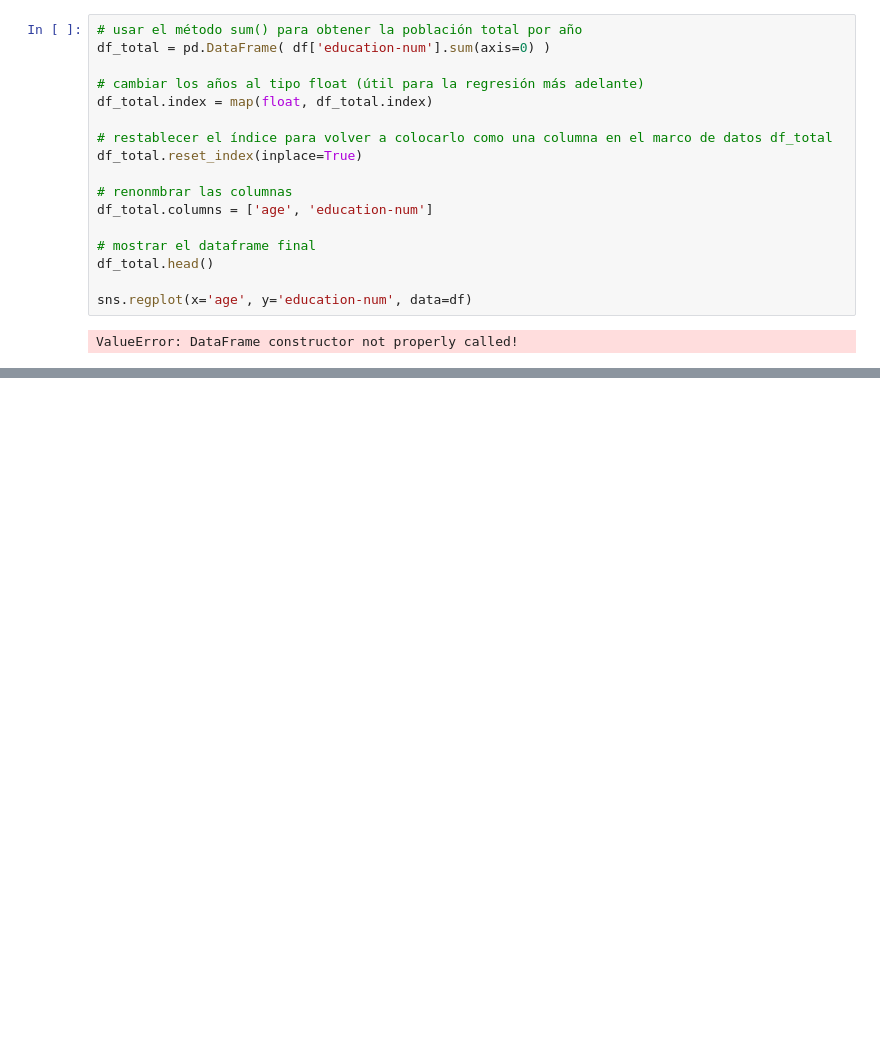
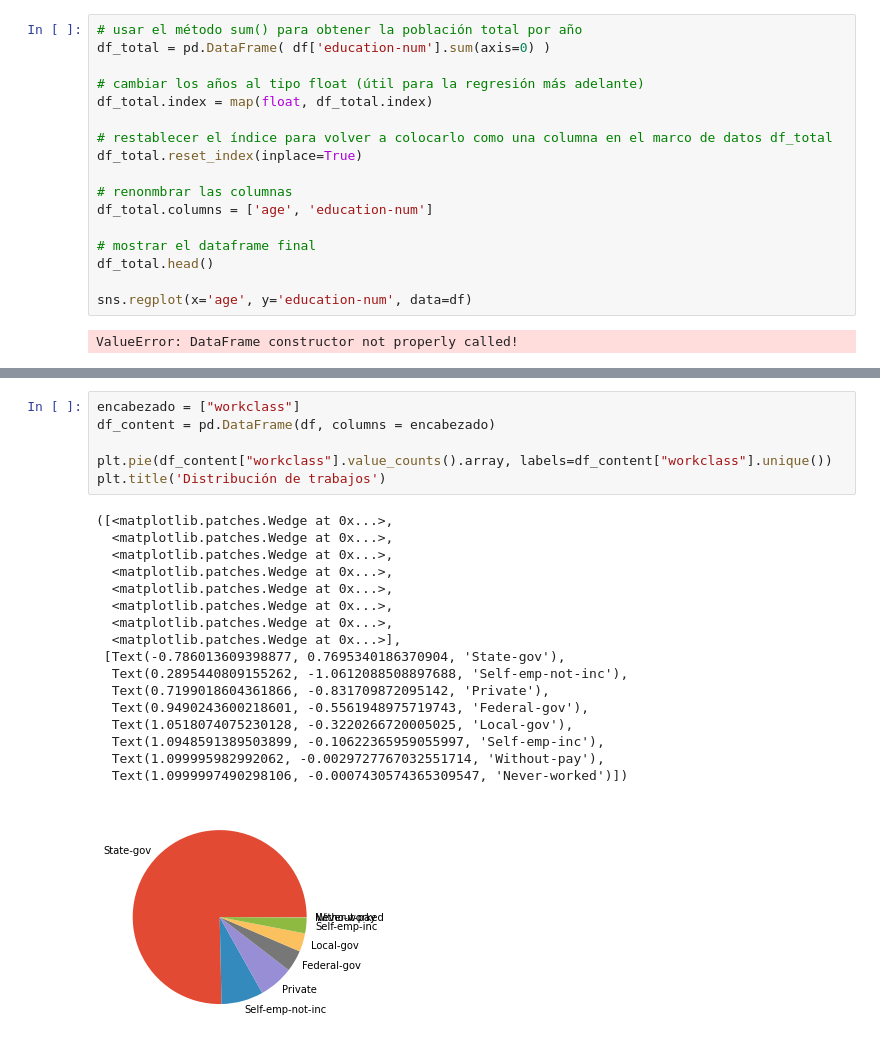
Before and after one commit to KenderWebos/python-data-science, a Jupyter notebook: tarea_3/Main/visualizacion.ipynb, the cells around one changed output, grey strips where cells are left out. Drawn from its saved outputs; the diff is of its cells as text; blank space fills up the shorter version.

```diff
--- a/tarea_3/Main/visualizacion.ipynb
+++ b/tarea_3/Main/visualizacion.ipynb
@@ -275,0 +273,24 @@ df_sex.head()
+# %%
+encabezado = ["workclass"]
+df_content = pd.DataFrame(df, columns = encabezado)
+
+plt.pie(df_content["workclass"].value_counts().array, labels=df_content["workclass"].unique())
+plt.title('Distribución de trabajos')
+# %% [output]
+([<matplotlib.patches.Wedge at 0x...>,
+  <matplotlib.patches.Wedge at 0x...>,
+  <matplotlib.patches.Wedge at 0x...>,
+  <matplotlib.patches.Wedge at 0x...>,
+  <matplotlib.patches.Wedge at 0x...>,
+  <matplotlib.patches.Wedge at 0x...>,
+  <matplotlib.patches.Wedge at 0x...>,
+  <matplotlib.patches.Wedge at 0x...>],
+ [Text(-0.786013609398877, 0.7695340186370904, 'State-gov'),
+  Text(0.2895440809155262, -1.0612088508897688, 'Self-emp-not-inc'),
+  Text(0.7199018604361866, -0.831709872095142, 'Private'),
+  Text(0.9490243600218601, -0.5561948975719743, 'Federal-gov'),
+  Text(1.0518074075230128, -0.3220266720005025, 'Local-gov'),
+  Text(1.0948591389503899, -0.10622365959055997, 'Self-emp-inc'),
+  Text(1.099995982992062, -0.0029727767032551714, 'Without-pay'),
+  Text(1.0999997490298106, -0.0007430574365309547, 'Never-worked')])
+[figure, added]
```
Also changed, not shown: parts of 6 cells of this notebook.
